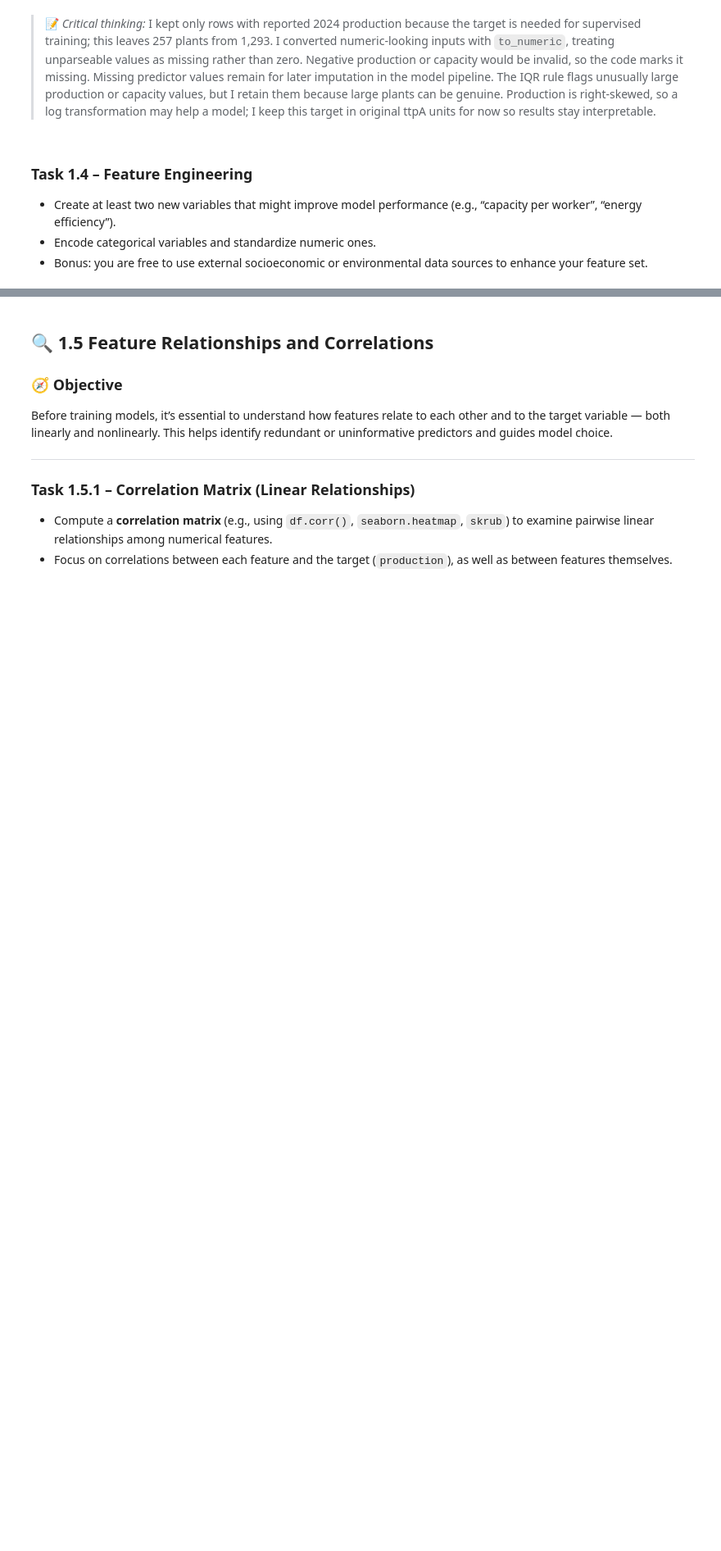
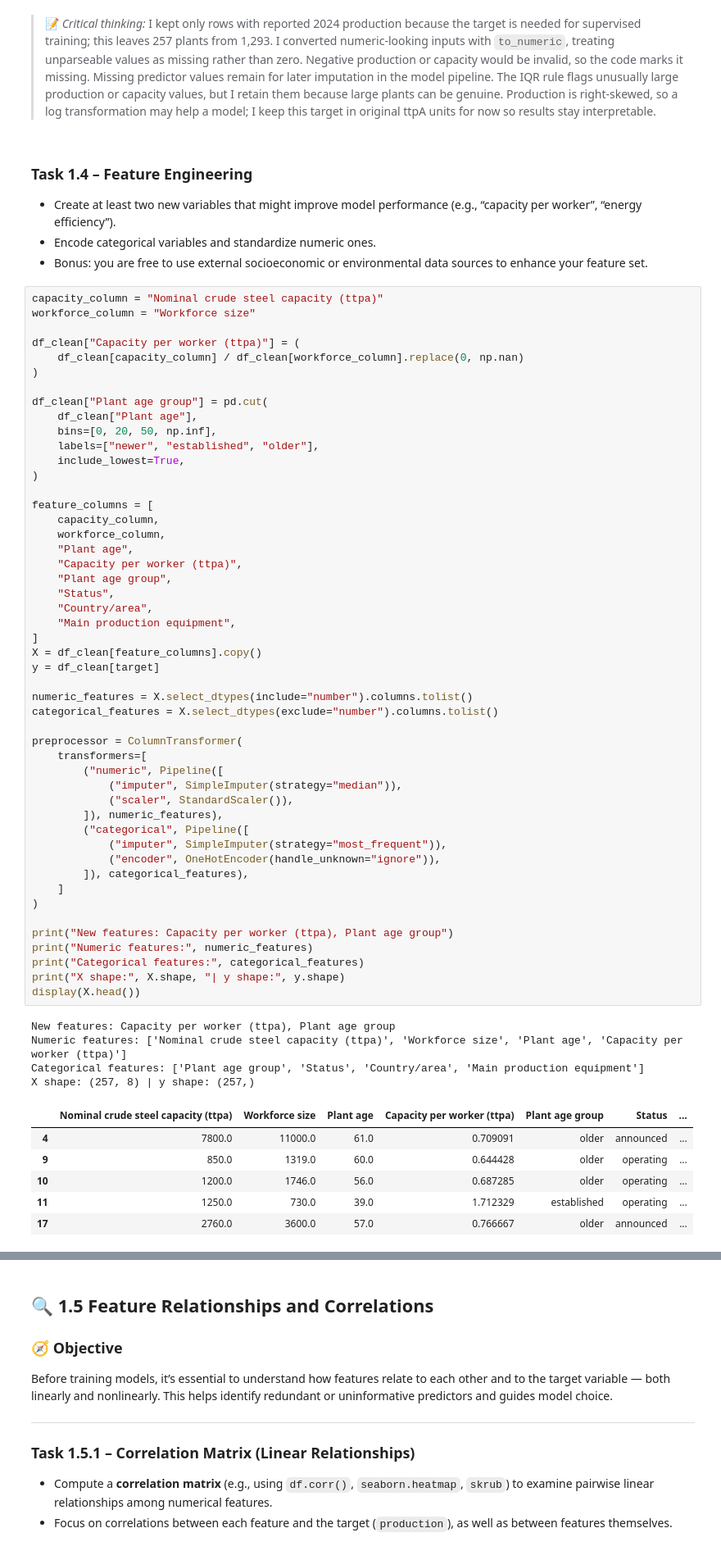
Before and after one commit to GabDestal/aidams-lab2-destal-montluc-riekhakainen-magretdelord, a Jupyter notebook: lab_2.ipynb, the cells around one changed output, grey strips where cells are left out. Shown at 82% size. Saved outputs shown, nothing was run; the diff lists cells and outputs as text; blank space fills up the shorter version.

```diff
--- a/lab_2.ipynb
+++ b/lab_2.ipynb
@@ -255,5 +260,65 @@ Target skew: 2.72
 - Create at least two new variables that might improve model performance (e.g., “capacity per worker”, “energy efficiency”).
 - Encode categorical variables and standardize numeric ones.
 - Bonus: you are free to use external socioeconomic or environmental data sources to enhance your feature set.
+# %%
+capacity_column = "Nominal crude steel capacity (ttpa)"
+workforce_column = "Workforce size"
+
+df_clean["Capacity per worker (ttpa)"] = (
+    df_clean[capacity_column] / df_clean[workforce_column].replace(0, np.nan)
+)
+
+df_clean["Plant age group"] = pd.cut(
+    df_clean["Plant age"],
+    bins=[0, 20, 50, np.inf],
+    labels=["newer", "established", "older"],
+    include_lowest=True,
+)
+
+feature_columns = [
+    capacity_column,
+    workforce_column,
+    "Plant age",
+    "Capacity per worker (ttpa)",
+    "Plant age group",
+    "Status",
+    "Country/area",
+    "Main production equipment",
+]
+X = df_clean[feature_columns].copy()
+y = df_clean[target]
+
+numeric_features = X.select_dtypes(include="number").columns.tolist()
+categorical_features = X.select_dtypes(exclude="number").columns.tolist()
+
+preprocessor = ColumnTransformer(
+    transformers=[
+        ("numeric", Pipeline([
+            ("imputer", SimpleImputer(strategy="median")),
+            ("scaler", StandardScaler()),
+        ]), numeric_features),
+        ("categorical", Pipeline([
+            ("imputer", SimpleImputer(strategy="most_frequent")),
+            ("encoder", OneHotEncoder(handle_unknown="ignore")),
+        ]), categorical_features),
+    ]
+)
+
+print("New features: Capacity per worker (ttpa), Plant age group")
+print("Numeric features:", numeric_features)
+print("Categorical features:", categorical_features)
+print("X shape:", X.shape, "| y shape:", y.shape)
+display(X.head())
+# %% [output]
+New features: Capacity per worker (ttpa), Plant age group
+Numeric features: ['Nominal crude steel capacity (ttpa)', 'Workforce size', 'Plant age', 'Capacity per worker (ttpa)']
+Categorical features: ['Plant age group', 'Status', 'Country/area', 'Main production equipment']
+X shape: (257, 8) | y shape: (257,)
+|  | Nominal crude steel capacity (ttpa) | Workforce size | Plant age | Capacity per worker (ttpa) | Plant age group | Status | ... |
+| 4 | 7800.0 | 11000.0 | 61.0 | 0.709091 | older | announced | ... |
+| 9 | 850.0 | 1319.0 | 60.0 | 0.644428 | older | operating | ... |
+| 10 | 1200.0 | 1746.0 | 56.0 | 0.687285 | older | operating | ... |
+| 11 | 1250.0 | 730.0 | 39.0 | 1.712329 | established | operating | ... |
+| 17 | 2760.0 | 3600.0 | 57.0 | 0.766667 | older | announced | ... |
 # %% [markdown]
 > 📝 *Critical thinking:*
```
Also changed, not shown: parts of 2 cells of this notebook.
